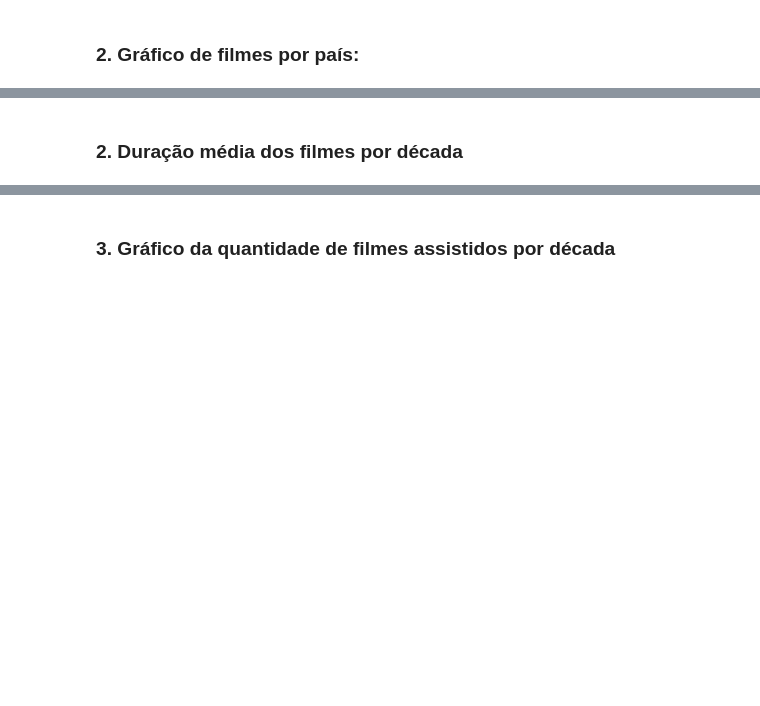
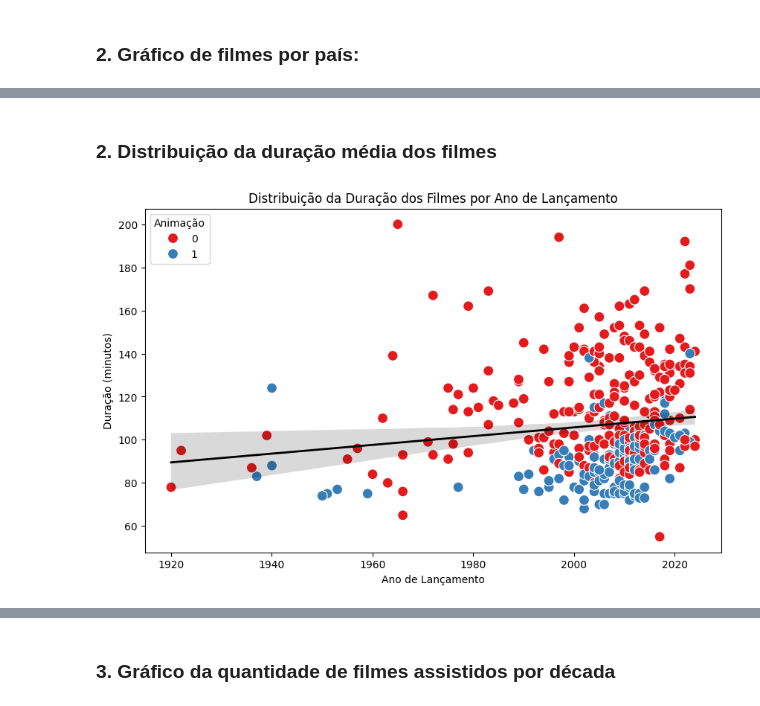
Before and after one commit to Gallicchio-Tavares/Desafio-Filmes, a Jupyter notebook: analise-meus-filmes.ipynb, the cells around one changed output, grey strips where cells are left out. Drawn from its saved outputs; the diff is of its cells as text; code cells hidden in the pictures; blank space fills up the shorter version.

```diff
--- a/analise-meus-filmes.ipynb
+++ b/analise-meus-filmes.ipynb
@@ -46,5 +46,16 @@ plt.show()
 # %% [markdown]
-### 2. Duração média dos filmes por década
+### 2. Distribuição da duração média dos filmes
+# %%
+df_filtered = df[df['Outlier_t'] != True]
+plt.figure(figsize=(10, 6))
+sns.scatterplot(data=df_filtered, x="Ano", y="Tempo", hue="Animação", palette="Set1", s=100)
+sns.regplot(x='Ano', y='Tempo', data=df_filtered, scatter=False, color='black', line_kws={"linewidth": 2})
+plt.title('Distribuição da Duração dos Filmes por Ano de Lançamento')
+plt.xlabel('Ano de Lançamento')
+plt.ylabel('Duração (minutos)')
+plt.show()
+# %% [output]
+[figure, added]
 # %%
 df['Década'] = (df['Ano'] // 10) * 10
 
```
Also changed, not shown: parts of 11 cells of this notebook.
